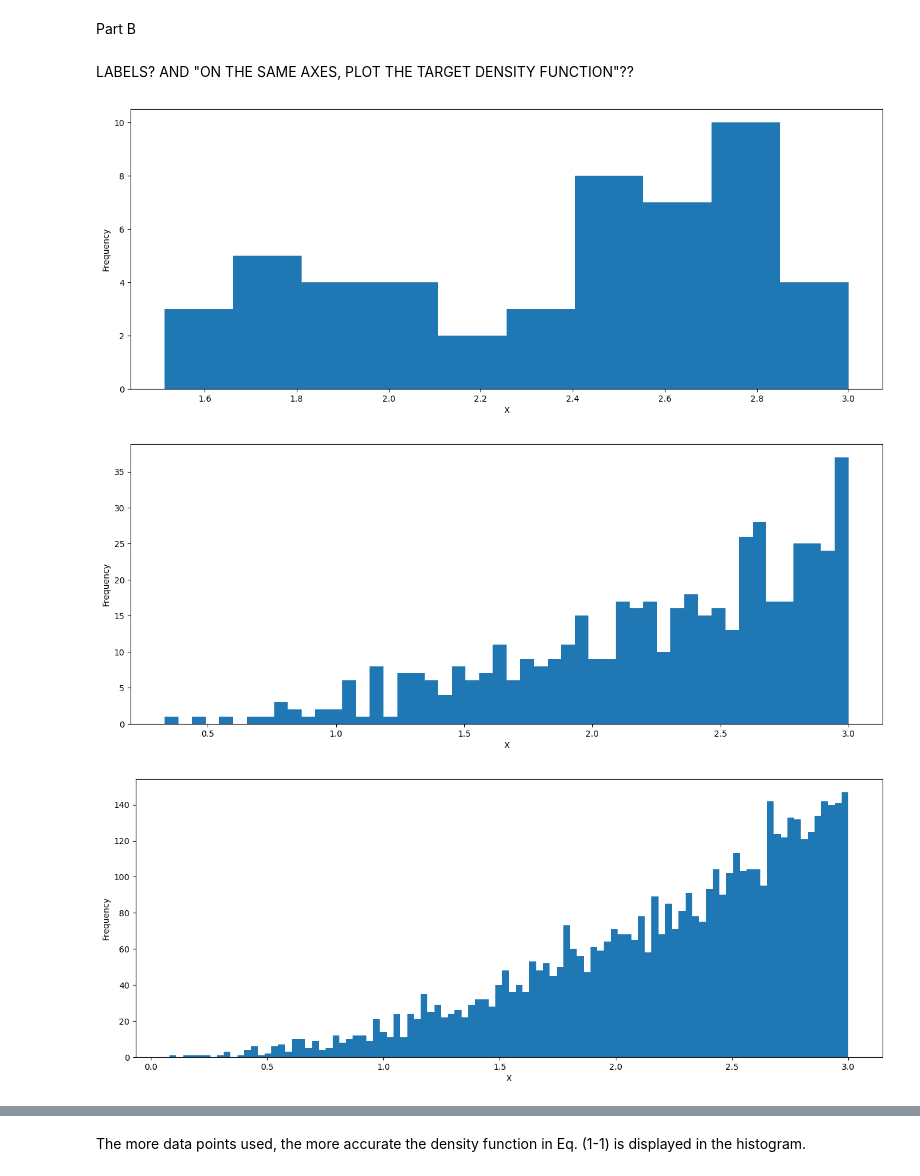
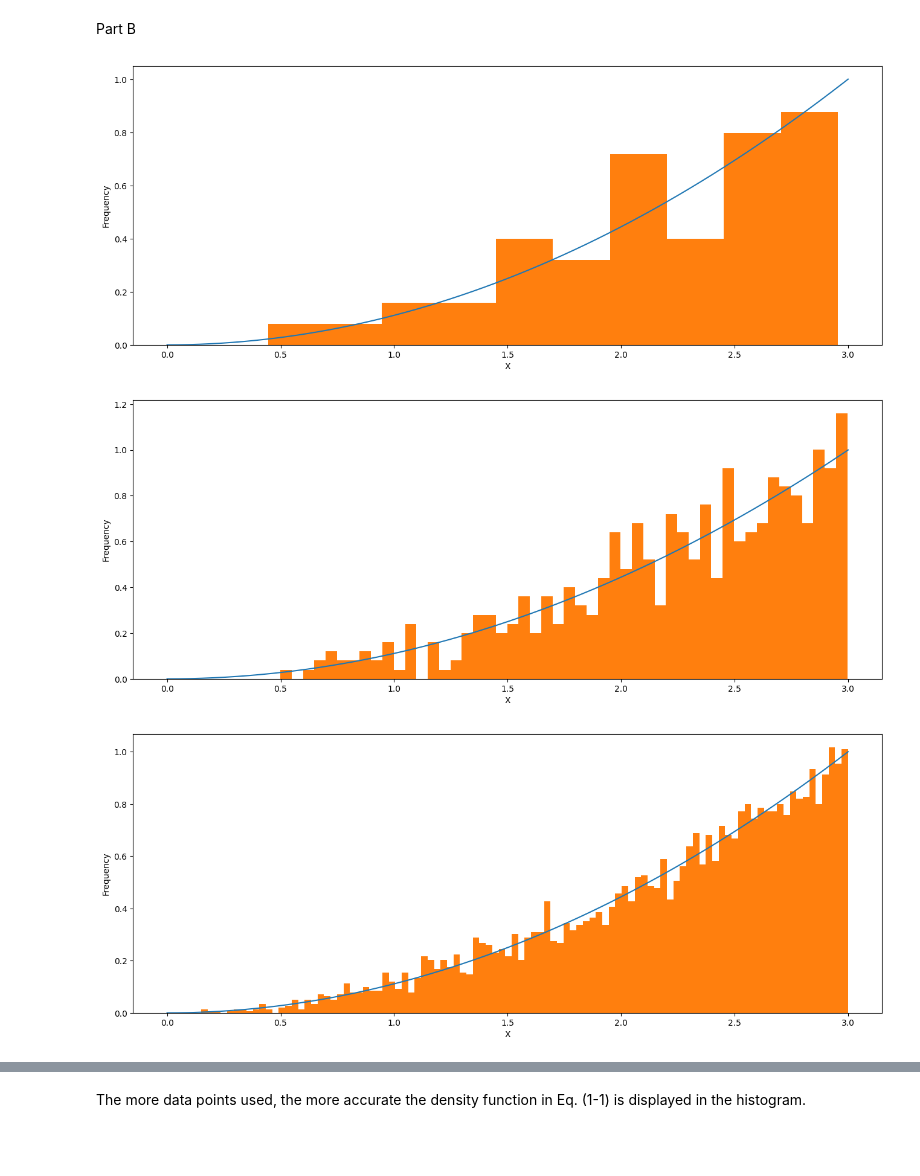
Before and after one commit to cdavin2/dsp_hw, a Jupyter notebook: hw9_p3.ipynb, the cells around one changed output, grey strips where cells are left out. Drawn from its saved outputs; the diff is of its cells as text; code cells hidden in the pictures; blank space fills up the shorter version.

```diff
--- a/hw9_p3.ipynb
+++ b/hw9_p3.ipynb
@@ -44,32 +47,33 @@ plt.plot(SY_50000, theta_50000)
 [figure]
 # %% [markdown]
 Part B
-# %% [markdown]
-LABELS? AND "ON THE SAME AXES, PLOT THE TARGET DENSITY FUNCTION"??
 # %%
 U_50 = np.random.uniform(0, 1, size = 50)
 X_50 = 3 * U_50**(1/3) ## fXx
 plt.ylabel("Frequency")
 plt.xlabel("X")
-plt.hist(X_50, bins = 10);
+plt.plot(SX_50000, fXx_50000)
+plt.hist(X_50, bins = 10, density = True);
 # %% [output]
-[figure, old version]
+[figure, new version]
 # %%
 U_500 = np.random.uniform(0, 1, size = 500)
 X_500 = 3 * U_500**(1/3) ## FXx
 plt.ylabel("Frequency")
 plt.xlabel("X")
-plt.hist(X_500, bins = 50);
+plt.plot(SX_50000, fXx_50000)
+plt.hist(X_500, bins = 50, density = True);
 # %% [output]
-[figure, old version]
+[figure, new version]
 # %%
 U_5000 = np.random.uniform(0, 1, size = 5000)
 X_5000 = 3 * U_5000**(1/3) ## FXx
 plt.ylabel("Frequency")
 plt.xlabel("X")
-plt.hist(X_5000, bins = 100);
+plt.plot(SX_50000, fXx_50000)
+plt.hist(X_5000, bins = 100, density = True);
 # %% [output]
-[figure, old version]
+[figure, new version]
 # %%
 U_50000 = np.random.uniform(0, 1, size = 50000)
 X_50000 = (3 * U_50000**(1/3)) ## FXx
```
Also changed, not shown: parts of 4 cells of this notebook.
